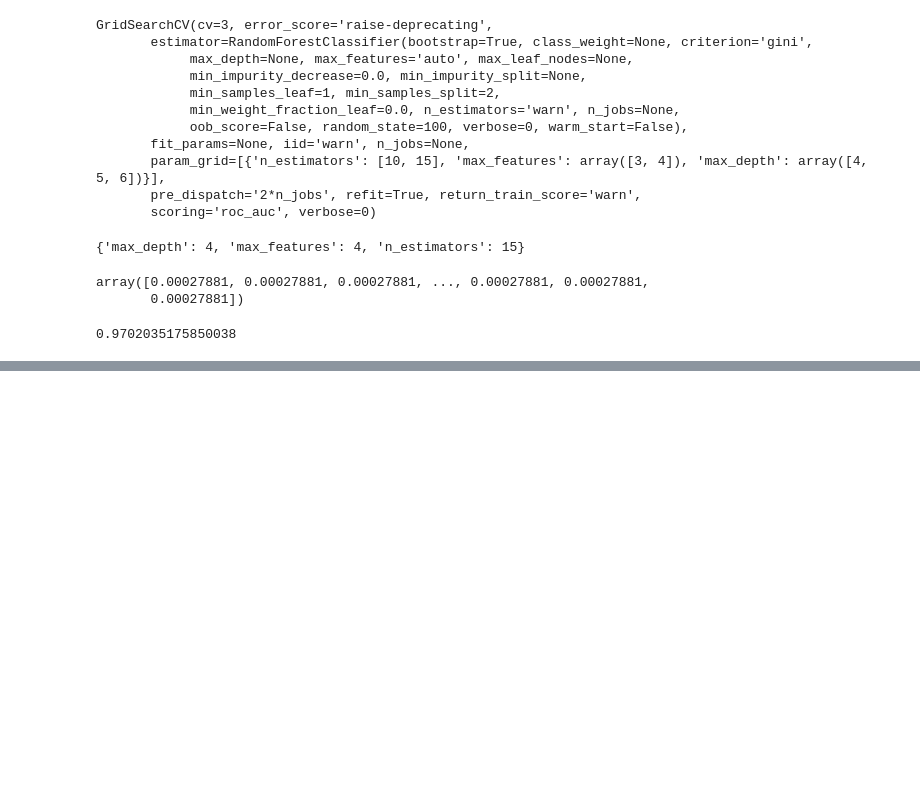
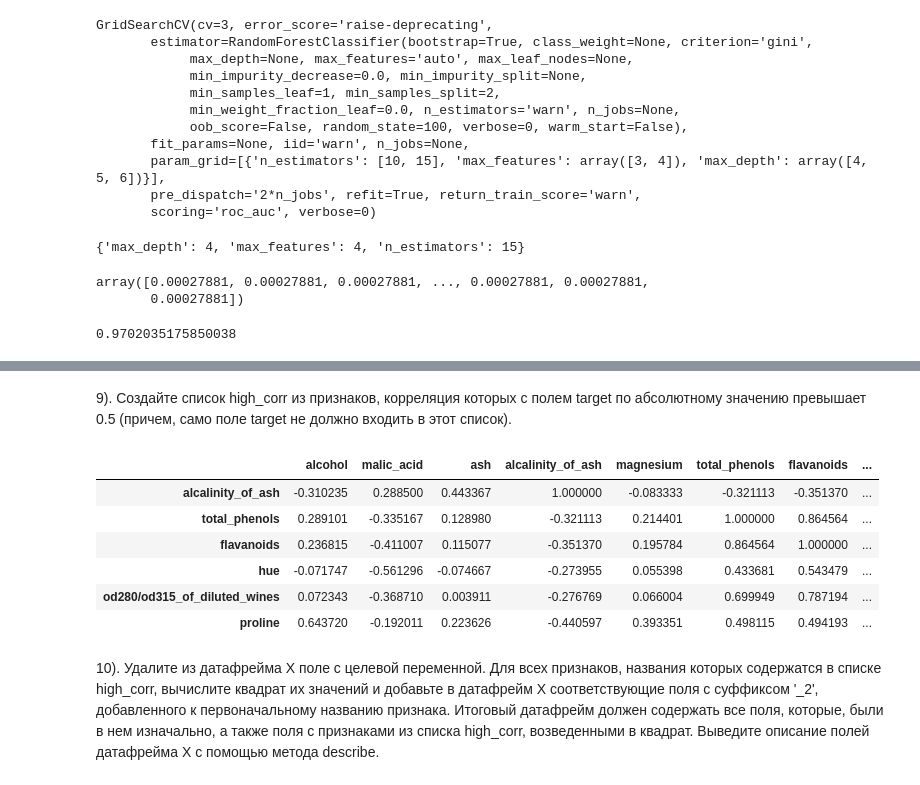
Before and after one commit to panzershracker/Python-for-DS, a Jupyter notebook: Les04.ipynb, the cells around one changed output, grey strips where cells are left out. Cells and saved outputs as stored; diff of their text form; code cells hidden in the pictures; blank space fills up the shorter version.

```diff
--- a/Les04.ipynb
+++ b/Les04.ipynb
@@ -457,0 +444,6 @@ auc
+# %%
+data = load_wine()
+
+data_keys = data.keys()
+
+data_keys
@@ -457,0 +465,5 @@ auc
+# %%
+X = pd.DataFrame(data=data.data,
+                columns=data.feature_names)
+
+X.head()
@@ -457,0 +503,4 @@ auc
+# %%
+X['target'] = data.target.astype('int64')
+
+X.head()
@@ -457,0 +518,8 @@ auc
+# %%
+X_corr = X.corr()
+
+plt.subplots(figsize=(6,4))
+
+sns.heatmap(X_corr, linewidths=.7).xaxis.set_ticks_position('top')
+
+plt.xticks(rotation=90)
@@ -457,0 +530,17 @@ auc
+# %% [markdown]
+9). Создайте список high_corr из признаков, корреляция которых с полем target по абсолютному значению превышает 0.5 (причем, само поле target не должно входить в этот список).
+# %%
+high_corr = X_corr.drop('target', axis=0)
+high_corr = high_corr.loc[np.abs(high_corr['target']) > 0.5]
+
+high_corr
+# %% [output]
+|  | alcohol | malic_acid | ash | alcalinity_of_ash | magnesium | total_phenols | flavanoids | ... |
+| alcalinity_of_ash | -0.310235 | 0.288500 | 0.443367 | 1.000000 | -0.083333 | -0.321113 | -0.351370 | ... |
+| total_phenols | 0.289101 | -0.335167 | 0.128980 | -0.321113 | 0.214401 | 1.000000 | 0.864564 | ... |
+| flavanoids | 0.236815 | -0.411007 | 0.115077 | -0.351370 | 0.195784 | 0.864564 | 1.000000 | ... |
+| hue | -0.071747 | -0.561296 | -0.074667 | -0.273955 | 0.055398 | 0.433681 | 0.543479 | ... |
+| od280/od315_of_diluted_wines | 0.072343 | -0.368710 | 0.003911 | -0.276769 | 0.066004 | 0.699949 | 0.787194 | ... |
+| proline | 0.643720 | -0.192011 | 0.223626 | -0.440597 | 0.393351 | 0.498115 | 0.494193 | ... |
+# %% [markdown]
+10). Удалите из датафрейма X поле с целевой переменной. Для всех признаков, названия которых содержатся в списке high_corr, вычислите квадрат их значений и добавьте в датафрейм X соответствующие поля с суффиксом '_2', добавленного к первоначальному названию признака. Итоговый датафрейм должен содержать все поля, которые, были в нем изначально, а также поля с признаками из списка high_corr, возведенными в квадрат. Выведите описание полей датафрейма X с помощью метода describe.
```
Also changed, not shown: parts of 18 cells of this notebook.
